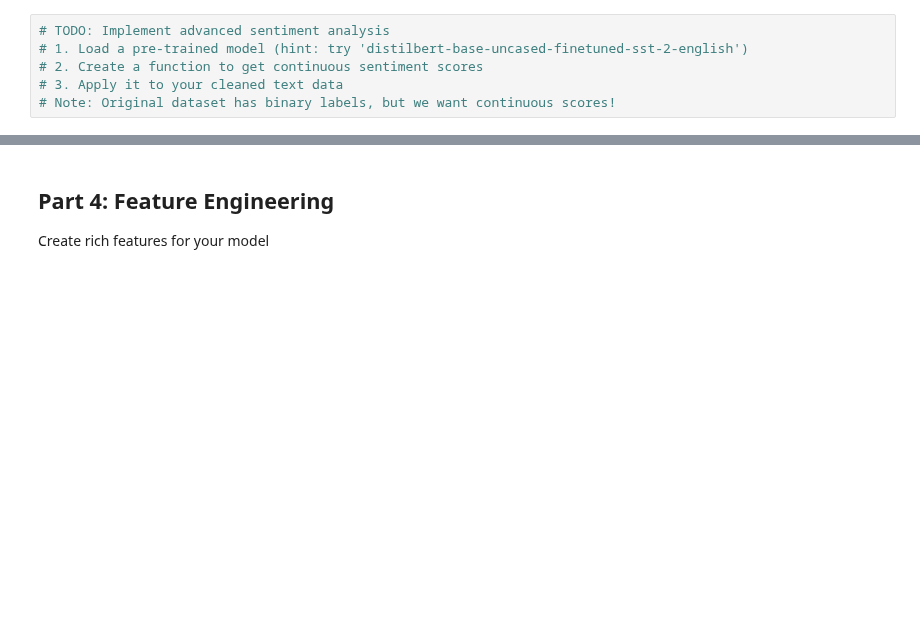
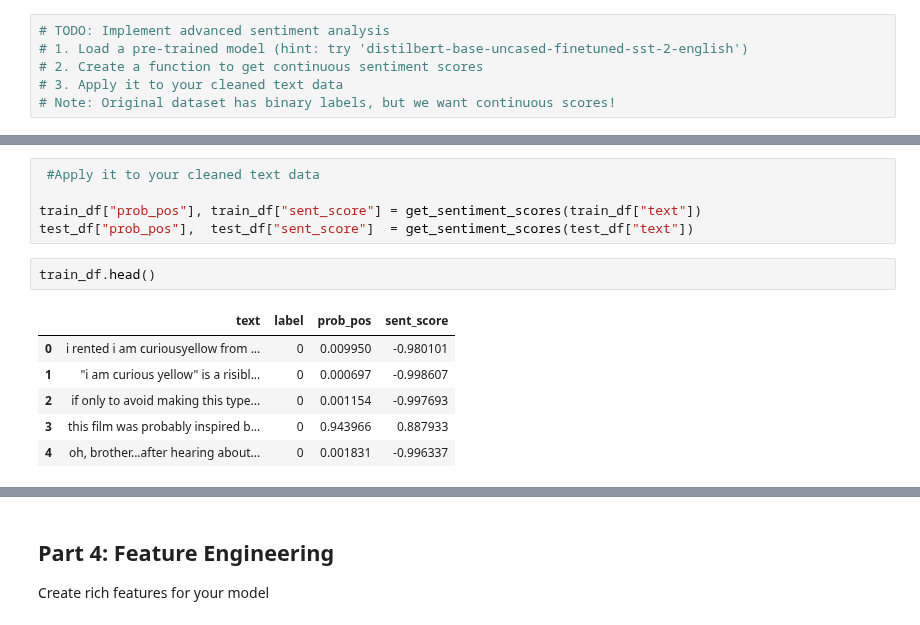
Before and after one commit to surf-guy/DSE200, a Jupyter notebook: HW/homework4.ipynb, the cells around one changed output, grey strips where cells are left out. Drawn from its saved outputs; the diff is of its cells as text; blank space fills up the shorter version.

```diff
--- a/HW/homework4.ipynb
+++ b/HW/homework4.ipynb
@@ -149,0 +193,14 @@ Go beyond binary classification - use a pre-trained model to get continuous sent
+# %%
+ #Apply it to your cleaned text data
+
+train_df["prob_pos"], train_df["sent_score"] = get_sentiment_scores(train_df["text"])
+test_df["prob_pos"],  test_df["sent_score"]  = get_sentiment_scores(test_df["text"])
+# %%
+train_df.head()
+# %% [output]
+|  | text | label | prob_pos | sent_score |
+| 0 | i rented i am curiousyellow from ... | 0 | 0.009950 | -0.980101 |
+| 1 | "i am curious yellow" is a risibl... | 0 | 0.000697 | -0.998607 |
+| 2 | if only to avoid making this type... | 0 | 0.001154 | -0.997693 |
+| 3 | this film was probably inspired b... | 0 | 0.943966 | 0.887933 |
+| 4 | oh, brother...after hearing about... | 0 | 0.001831 | -0.996337 |
```
Also changed, not shown: parts of 10 cells of this notebook.
